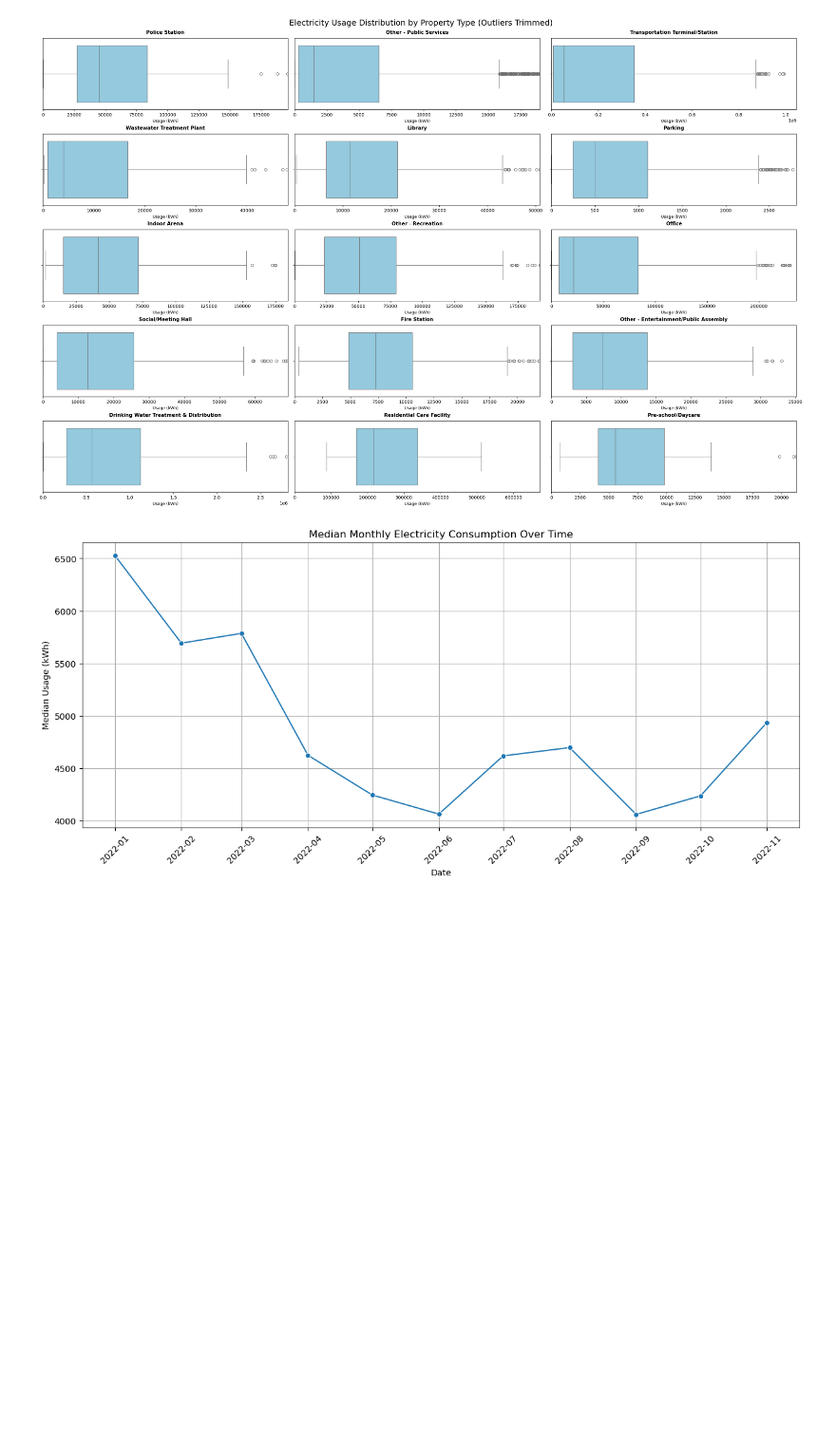
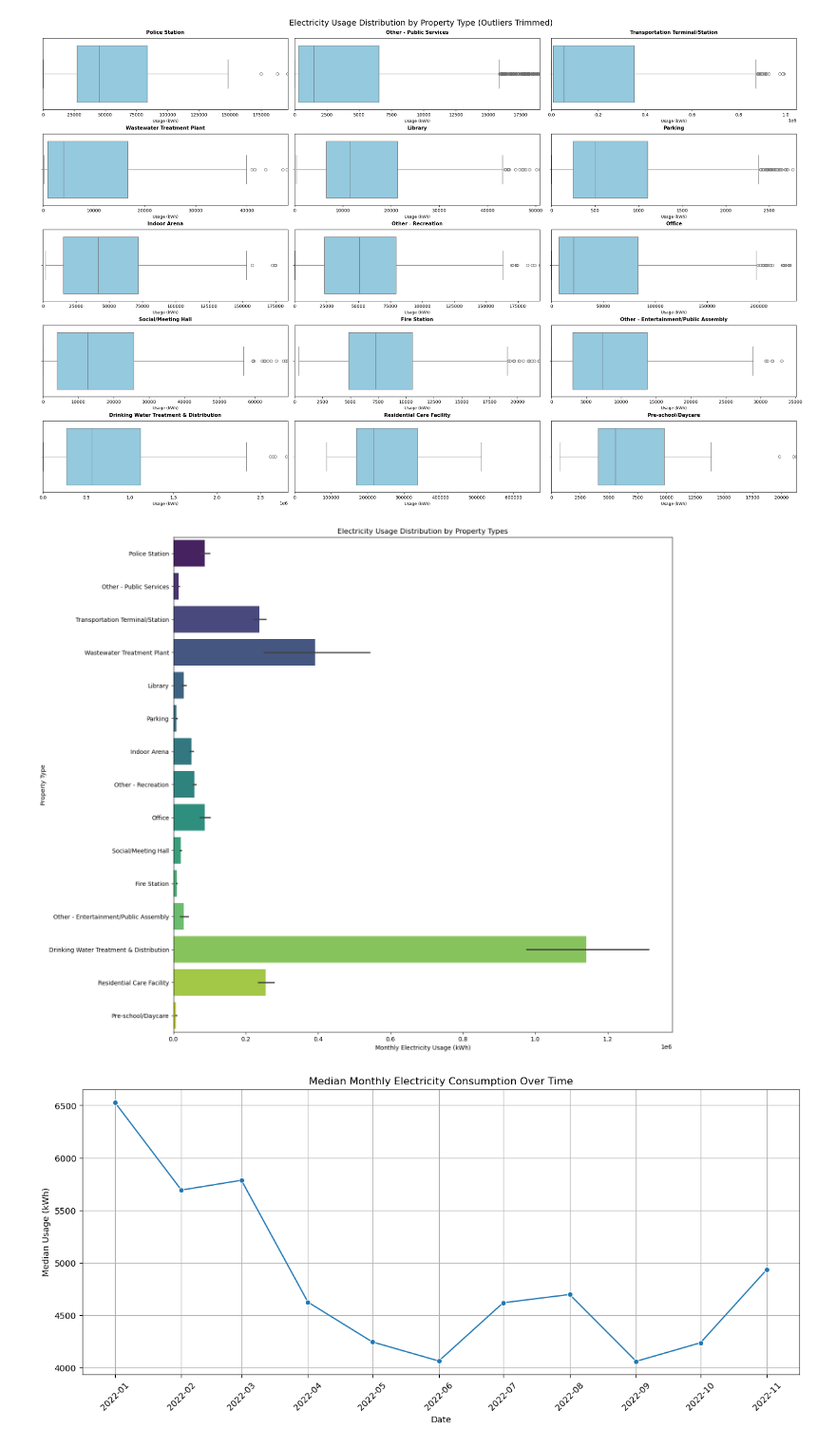
Before and after one commit to JorgeRPMHS/Project, a Jupyter notebook: CPSC_610-Group 6-clean.ipynb, the cells around one changed output. Shown at 95% size. Drawn from its saved outputs; the diff is of its cells as text; code cells hidden in the pictures; blank space fills up the shorter version.

```diff
--- a/CPSC_610-Group 6-clean.ipynb
+++ b/CPSC_610-Group 6-clean.ipynb
@@ -848,6 +848,23 @@ plt.show()
 plot_property_type_subplots(df_merged)
 # %% [output]
 [figure]
+# %%
+# ----- 4. Consumption by Property Type Option 1
+plt.figure(figsize=(15, 15))
+sns.barplot(
+    data = df_merged,
+    x = "Electricity_Usage_kWh",
+    y = "Property_Type",
+    hue = "Property_Type",
+    legend = False,
+    palette = "viridis")
+
+plt.title("Electricity Usage Distribution by Property Types")
+plt.xlabel("Monthly Electricity Usage (kWh)")
+plt.ylabel("Property Type")
+plt.show()
+# %% [output]
+[figure, added]
 # %%
 # ----- 5. Time Series Trends
 # --- Group by Start Date to see the total consumption trend over time
```
Also changed, not shown: parts of 4 cells of this notebook.
